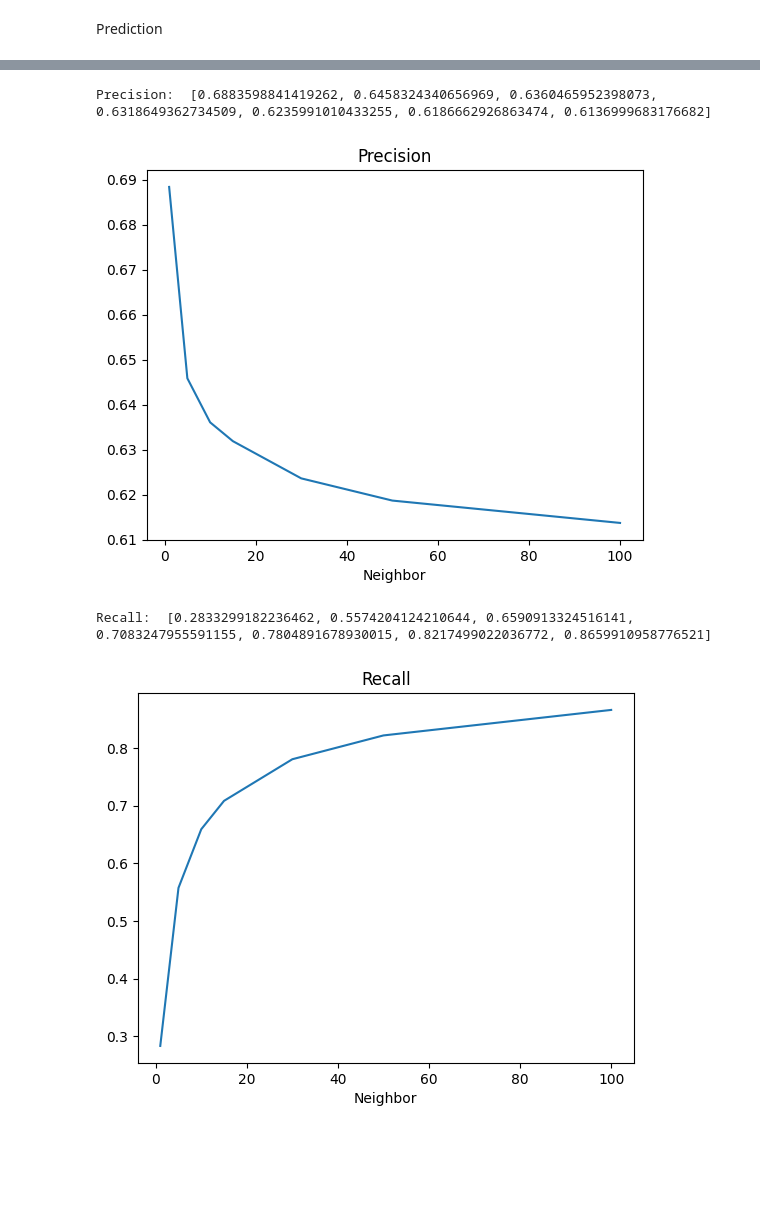
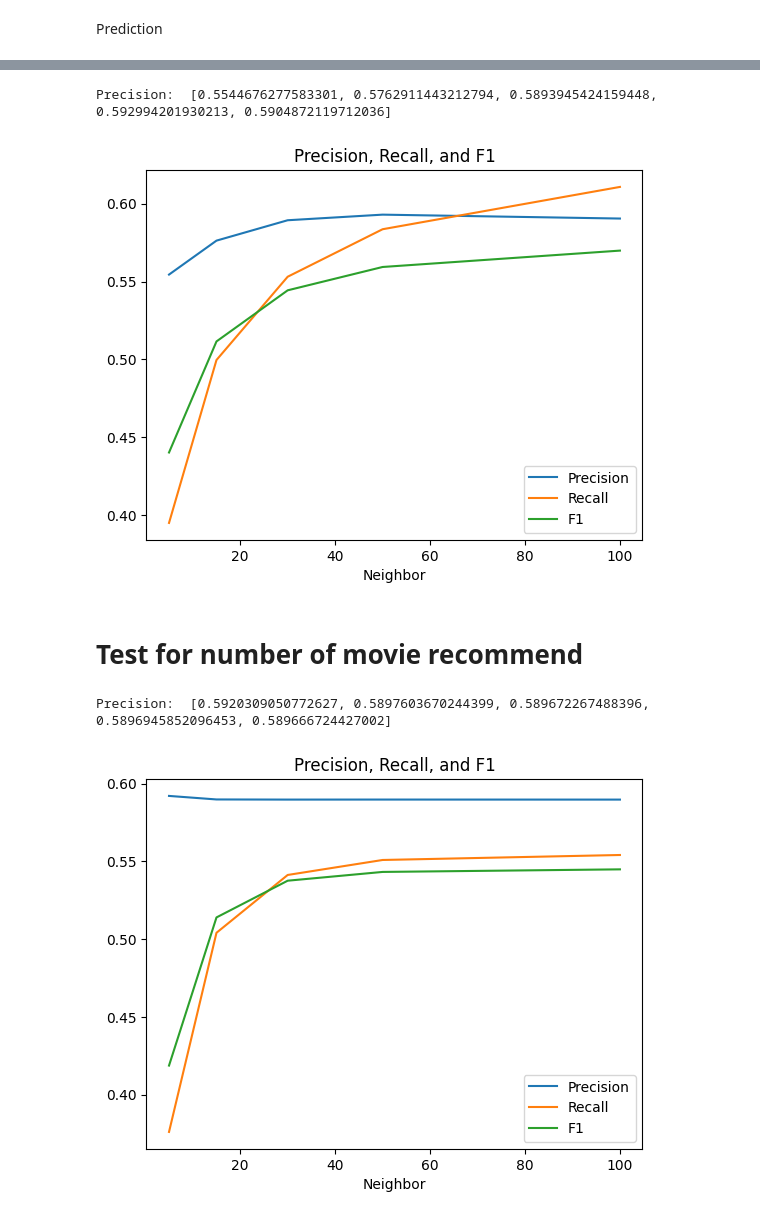
Before and after one commit to datht4889/MovieRecommender, a Jupyter notebook: src/Item_Item_ColaborativeFiltering.ipynb, the cells around one changed output, grey strips where cells are left out. Drawn from its saved outputs; the diff is of its cells as text; code cells hidden in the pictures; blank space fills up the shorter version.

```diff
--- a/src/Item_Item_ColaborativeFiltering.ipynb
+++ b/src/Item_Item_ColaborativeFiltering.ipynb
@@ -164,7 +246,15 @@ RMSE:  [1.125942967499388, 1.019262345327438, 0.9590994622172946, 0.942329504398
 # %%
-print("MAE: ",mae)
+print("Precision: ",precision)
 plt=reload(plt)
-plt.plot(iteration_list, mae)
+plt.plot(iteration_list, precision,label='Precision')
+plt.plot(iteration_list, recall, label='Recall')
+plt.plot(iteration_list, f1, label='F1')
 plt.xlabel('Neighbor')
-plt.title('MAE')
+plt.title('Precision, Recall, and F1')
+plt.legend()
 plt.show()
+# %% [output]
+Precision:  [0.5544676277583301, 0.5762911443212794, 0.5893945424159448, 0.592994201930213, 0.5904872119712036]
+[figure, added]
+# %% [markdown]
+# Test for number of movie recommend
@@ -171,21 +283,14 @@ plt.show()
 # %%
 print("Precision: ",precision)
 plt=reload(plt)
-plt.plot(iteration_list, precision)
+plt.plot(num_movie, precision,label='Precision')
+plt.plot(num_movie, recall, label='Recall')
+plt.plot(num_movie, f1, label='F1')
 plt.xlabel('Neighbor')
-plt.title('Precision')
+plt.title('Precision, Recall, and F1')
+plt.legend()
 plt.show()
 # %% [output]
-Precision:  [0.6883598841419262, 0.6458324340656969, 0.6360465952398073, 0.6318649362734509, 0.6235991010433255, 0.6186662926863474, 0.6136999683176682]
+Precision:  [0.5920309050772627, 0.5897603670244399, 0.589672267488396, 0.5896945852096453, 0.589666724427002]
-[figure, old version]
+[figure, new version]
-# %%
-print("Recall: ",recall)
-plt=reload(plt)
-plt.plot(iteration_list, recall)
-plt.xlabel('Neighbor')
-plt.title('Recall')
-plt.show()
-# %% [output]
-Recall:  [0.2833299182236462, 0.5574204124210644, 0.6590913324516141, 0.7083247955591155, 0.7804891678930015, 0.8217499022036772, 0.8659910958776521]
-[figure, removed]
 # %%
```
Also changed, not shown: parts of 22 cells of this notebook, 4 other files.
